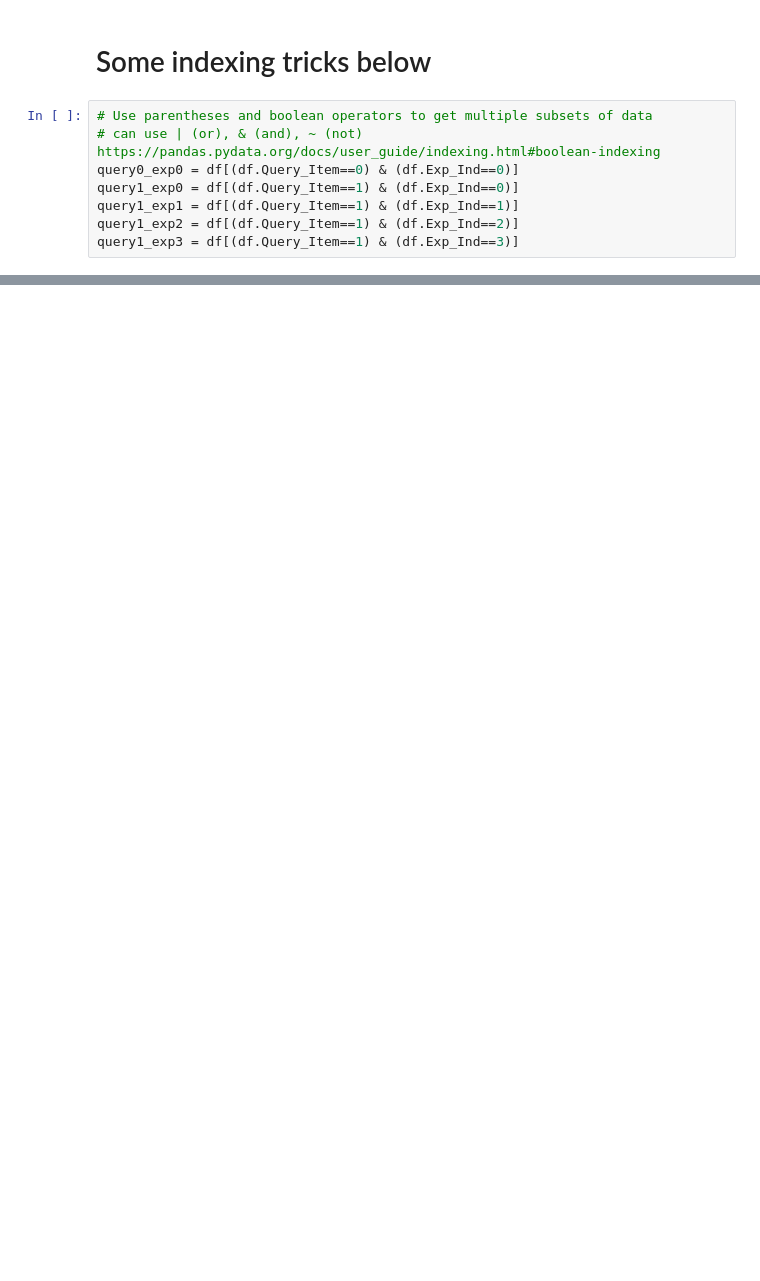
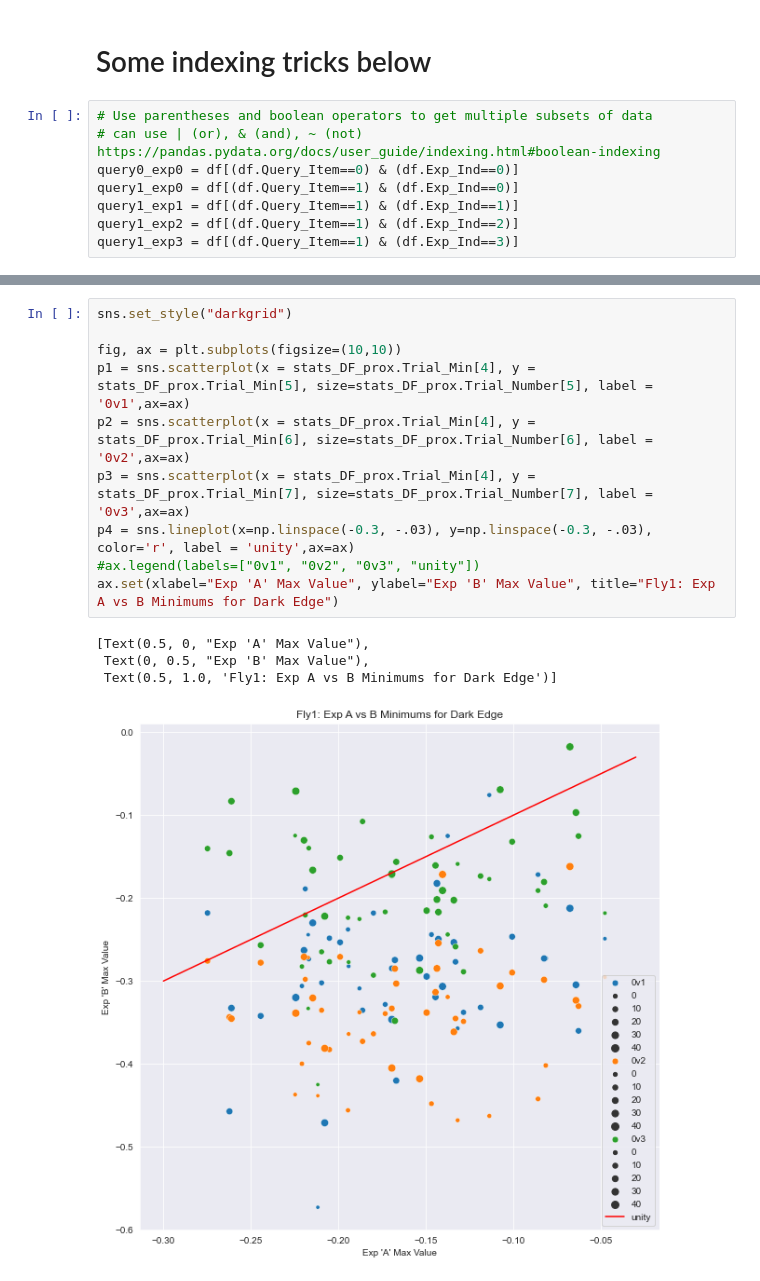
Before and after one commit to Biofall/two_photon_analysis, a Jupyter notebook: notebooks/asta_addition.ipynb, the cells around one changed output, grey strips where cells are left out. Cells and saved outputs as stored; diff of their text form; blank space fills up the shorter version.

```diff
--- a/notebooks/asta_addition.ipynb
+++ b/notebooks/asta_addition.ipynb
@@ -610,0 +542,15 @@ sns.scatterplot(x = np.array(df.Trial_Number[0]), y = np.array(df.Trial_Number[0
+# %%
+sns.set_style("darkgrid")
+
+fig, ax = plt.subplots(figsize=(10,10))
+p1 = sns.scatterplot(x = stats_DF_prox.Trial_Min[4], y = stats_DF_prox.Trial_Min[5], size=stats_DF_prox.Trial_Number[5], label = '0v1',ax=ax)
+p2 = sns.scatterplot(x = stats_DF_prox.Trial_Min[4], y = stats_DF_prox.Trial_Min[6], size=stats_DF_prox.Trial_Number[6], label = '0v2',ax=ax)
+p3 = sns.scatterplot(x = stats_DF_prox.Trial_Min[4], y = stats_DF_prox.Trial_Min[7], size=stats_DF_prox.Trial_Number[7], label = '0v3',ax=ax)
+p4 = sns.lineplot(x=np.linspace(-0.3, -.03), y=np.linspace(-0.3, -.03), color='r', label = 'unity',ax=ax)
+#ax.legend(labels=["0v1", "0v2", "0v3", "unity"])
+ax.set(xlabel="Exp 'A' Max Value", ylabel="Exp 'B' Max Value", title="Fly1: Exp A vs B Minimums for Dark Edge")
+# %% [output]
+[Text(0.5, 0, "Exp 'A' Max Value"),
+ Text(0, 0.5, "Exp 'B' Max Value"),
+ Text(0.5, 1.0, 'Fly1: Exp A vs B Minimums for Dark Edge')]
+[figure, added]
```
Also changed, not shown: parts of 25 cells of this notebook.
